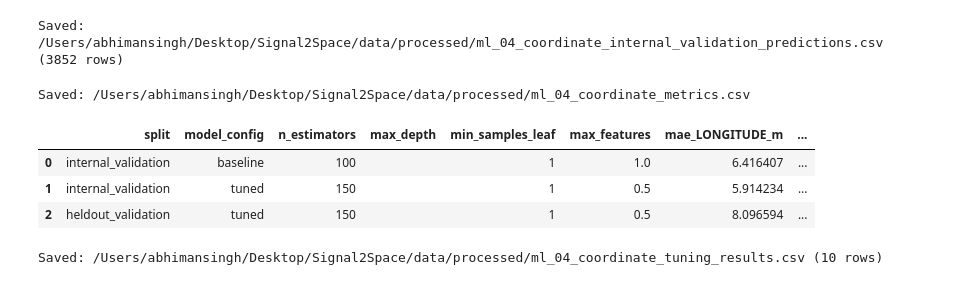
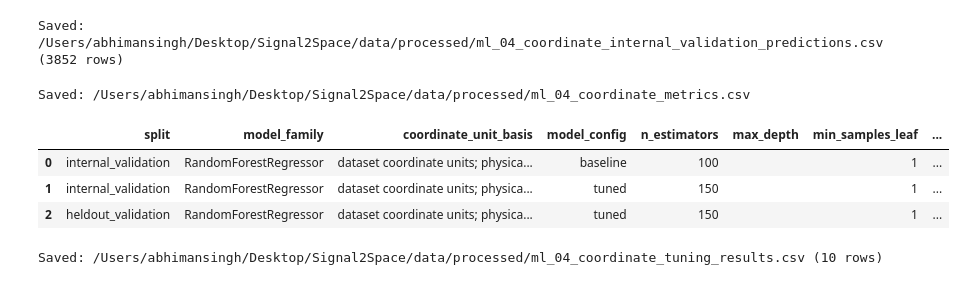
Before and after one commit to krishiv274/Signal2Space, a Jupyter notebook: Machine Learning Pipeline/ML_04_coordinate_regression.ipynb, the cells around one changed output. Drawn from its saved outputs; the diff is of its cells as text; code cells hidden in the pictures.

```diff
--- a/Machine Learning Pipeline/ML_04_coordinate_regression.ipynb
+++ b/Machine Learning Pipeline/ML_04_coordinate_regression.ipynb
@@ -237,11 +222,11 @@ def compute_metrics(y_true, y_pred, target_names=TARGET_COLUMNS):
     Returns
     -------
     dict with keys:
-      - 'mae_<col>' : Mean Absolute Error for each target column (metres)
-      - 'mean_euclidean_error' : Mean of sqrt((Δlon)² + (Δlat)²)  (metres)
-      - 'median_euclidean_error' : Median Euclidean distance (metres)
-      - 'p75_euclidean_error' : 75th percentile Euclidean distance (metres)
-      - 'p95_euclidean_error' : 95th percentile Euclidean distance (metres)
+      - 'mae_<col>' : Mean Absolute Error for each target column (dataset coordinate units)
+      - 'mean_euclidean_error' : Mean of sqrt((Δlon)² + (Δlat)²)  (dataset coordinate units)
+      - 'median_euclidean_error' : Median Euclidean distance (dataset coordinate units)
+      - 'p75_euclidean_error' : 75th percentile Euclidean distance (dataset coordinate units)
+      - 'p95_euclidean_error' : 95th percentile Euclidean distance (dataset coordinate units)
     """
     result = {}
     for i, col in enumerate(target_names):
@@ -259,7 +244,7 @@ baseline_metrics = compute_metrics(y_ival, y_ival_pred_base)
 print("\nBaseline — Internal Validation Metrics")
 print("="*50)
 for k, v in baseline_metrics.items():
-    print(f"  {k:30s}: {v:10.4f} m")
+    print(f"  {k:30s}: {v:10.4f} dataset coordinate units")
 # %% [output]
 Baseline Random Forest fitted.
 
@@ -321,7 +308,7 @@ for i, params in enumerate(PARAM_GRID):
           f"depth={str(params['max_depth']):>4s}  "
           f"leaf={params['min_samples_leaf']}  "
           f"max_feat={str(params['max_features']):>4s}  "
-          f"→ mean_euclid={metrics['mean_euclidean_error']:.2f} m")
+          f"→ mean_euclid={metrics['mean_euclidean_error']:.2f} coordinate units")
 
 tuning_df = pd.DataFrame(tuning_results)
 tuning_df = tuning_df.sort_values("mean_euclidean_error").reset_index(drop=True)
@@ -633,59 +634,65 @@ metrics_rows = []
 # Baseline on internal validation
 metrics_rows.append({
     "split": "internal_validation",
+    "model_family": "RandomForestRegressor",
+    "coordinate_unit_basis": "dataset coordinate units; physical unit and CRS unverified",
     "model_config": "baseline",
     "n_estimators": 100,
     "max_depth": "",
     "min_samples_leaf": 1,
     "max_features": 1.0,
-    "mae_LONGITUDE_m": baseline_metrics["mae_LONGITUDE"],
-    "mae_LATITUDE_m": baseline_metrics["mae_LATITUDE"],
-    "mean_euclidean_error_m": baseline_metrics["mean_euclidean_error"],
-    "median_euclidean_error_m": baseline_metrics["median_euclidean_error"],
+    "mae_LONGITUDE_coordinate_units": baseline_metrics["mae_LONGITUDE"],
+    "mae_LATITUDE_coordinate_units": baseline_metrics["mae_LATITUDE"],
+    "mean_euclidean_error_coordinate_units": baseline_metrics["mean_euclidean_error"],
+    "median_euclidean_error_coordinate_units": baseline_metrics["median_euclidean_error"],
     "n_rows": len(y_ival),
 })
 
 # Tuned on internal validation
 metrics_rows.append({
     "split": "internal_validation",
+    "model_family": "RandomForestRegressor",
+    "coordinate_unit_basis": "dataset coordinate units; physical unit and CRS unverified",
     "model_config": "tuned",
     "n_estimators": BEST_PARAMS["n_estimators"],
     "max_depth": BEST_PARAMS["max_depth"] if BEST_PARAMS["max_depth"] is not None else "",
     "min_samples_leaf": BEST_PARAMS["min_samples_leaf"],
     "max_features": BEST_PARAMS["max_features"],
-    "mae_LONGITUDE_m": ival_metrics["mae_LONGITUDE"],
-    "mae_LATITUDE_m": ival_metrics["mae_LATITUDE"],
-    "mean_euclidean_error_m": ival_metrics["mean_euclidean_error"],
-    "median_euclidean_error_m": ival_metrics["median_euclidean_error"],
+    "mae_LONGITUDE_coordinate_units": ival_metrics["mae_LONGITUDE"],
+    "mae_LATITUDE_coordinate_units": ival_metrics["mae_LATITUDE"],
+    "mean_euclidean_error_coordinate_units": ival_metrics["mean_euclidean_error"],
+    "median_euclidean_error_coordinate_units": ival_metrics["median_euclidean_error"],
     "n_rows": len(y_ival),
 })
 
 # Tuned on held-out validation
 metrics_rows.append({
     "split": "heldout_validation",
+    "model_family": "RandomForestRegressor",
+    "coordinate_unit_basis": "dataset coordinate units; physical unit and CRS unverified",
     "model_config": "tuned",
     "n_estimators": BEST_PARAMS["n_estimators"],
     "max_depth": BEST_PARAMS["max_depth"] if BEST_PARAMS["max_depth"] is not None else "",
     "min_samples_leaf": BEST_PARAMS["min_samples_leaf"],
     "max_features": BEST_PARAMS["max_features"],
-    "mae_LONGITUDE_m": heldout_metrics["mae_LONGITUDE"],
-    "mae_LATITUDE_m": heldout_metrics["mae_LATITUDE"],
-    "mean_euclidean_error_m": heldout_metrics["mean_euclidean_error"],
-    "median_euclidean_error_m": heldout_metrics["median_euclidean_error"],
+    "mae_LONGITUDE_coordinate_units": heldout_metrics["mae_LONGITUDE"],
+    "mae_LATITUDE_coordinate_units": heldout_metrics["mae_LATITUDE"],
+    "mean_euclidean_error_coordinate_units": heldout_metrics["mean_euclidean_error"],
+    "median_euclidean_error_coordinate_units": heldout_metrics["median_euclidean_error"],
     "n_rows": len(y_heldout),
 })
 
 metrics_df = pd.DataFrame(metrics_rows)
 metrics_path = PROCESSED_DIR / "ml_04_coordinate_metrics.csv"
 metrics_df.to_csv(metrics_path, index=False)
 print(f"Saved: {metrics_path}")
 display(metrics_df)
 # %% [output]
 Saved: /Users/abhimansingh/Desktop/Signal2Space/data/processed/ml_04_coordinate_metrics.csv
-|  | split | model_config | n_estimators | max_depth | min_samples_leaf | max_features | mae_LONGITUDE_m | ... |
-| 0 | internal_validation | baseline | 100 |  | 1 | 1.0 | 6.416407 | ... |
-| 1 | internal_validation | tuned | 150 |  | 1 | 0.5 | 5.914234 | ... |
-| 2 | heldout_validation | tuned | 150 |  | 1 | 0.5 | 8.096594 | ... |
+|  | split | model_family | coordinate_unit_basis | model_config | n_estimators | max_depth | min_samples_leaf | ... |
+| 0 | internal_validation | RandomForestRegressor | dataset coordinate units; physica... | baseline | 100 |  | 1 | ... |
+| 1 | internal_validation | RandomForestRegressor | dataset coordinate units; physica... | tuned | 150 |  | 1 | ... |
+| 2 | heldout_validation | RandomForestRegressor | dataset coordinate units; physica... | tuned | 150 |  | 1 | ... |
 # %%
 # ── 9d. Tuning results CSV ───────────────────────────────────────────
 
```
Also changed, not shown: parts of 19 cells of this notebook, 4 other files.
